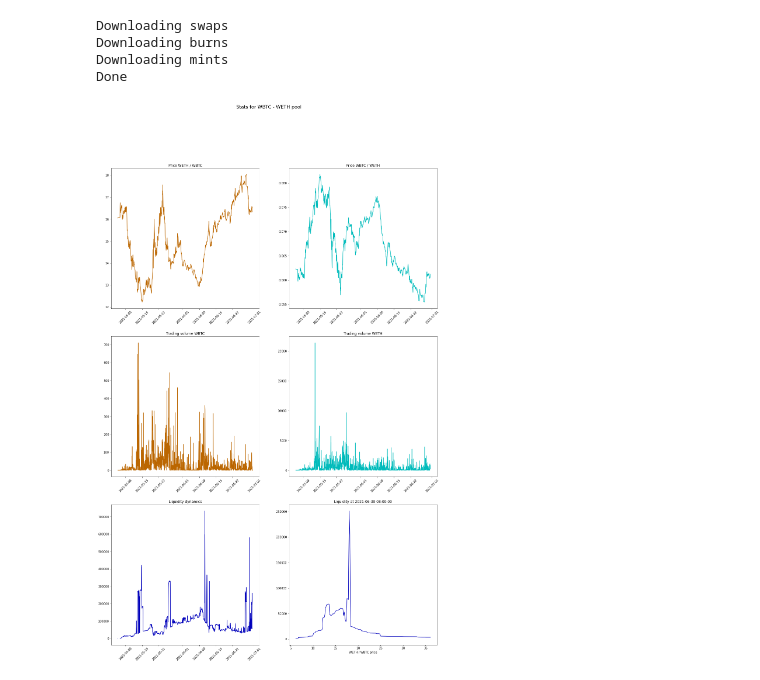
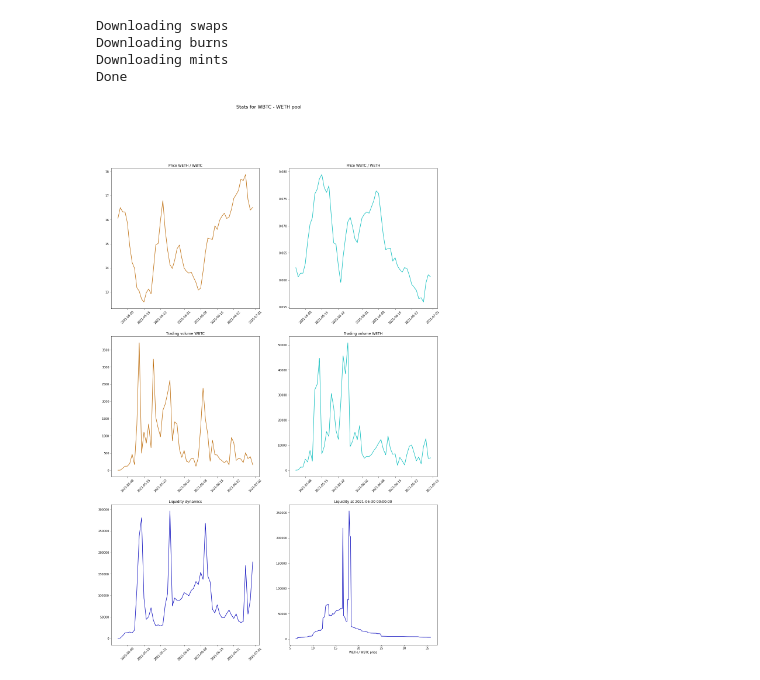
Before and after one commit to mellow-finance/mellow-strategy-sdk, a Jupyter notebook: examples/data.ipynb, the cells around one changed output. Saved outputs shown, nothing was run; the diff lists cells and outputs as text; code cells hidden in the pictures.

```diff
--- a/examples/data.ipynb
+++ b/examples/data.ipynb
@@ -33,12 +33,12 @@ Done
 # %%
 import pandas as pd
 import matplotlib.pyplot as plt
 import numpy as np
 from strategy.primitives import Pool, Frequency
 from strategy.data import PoolData
 
-p = PoolData(raw, Frequency.HOUR)
+p = PoolData(raw, Frequency.DAY)
 p.data().tail(50)
 p.plot()
 # %% [output]
-[figure, old version]
+[figure, new version]
```
Also changed, not shown: parts of 2 cells of this notebook, 1 other file.
